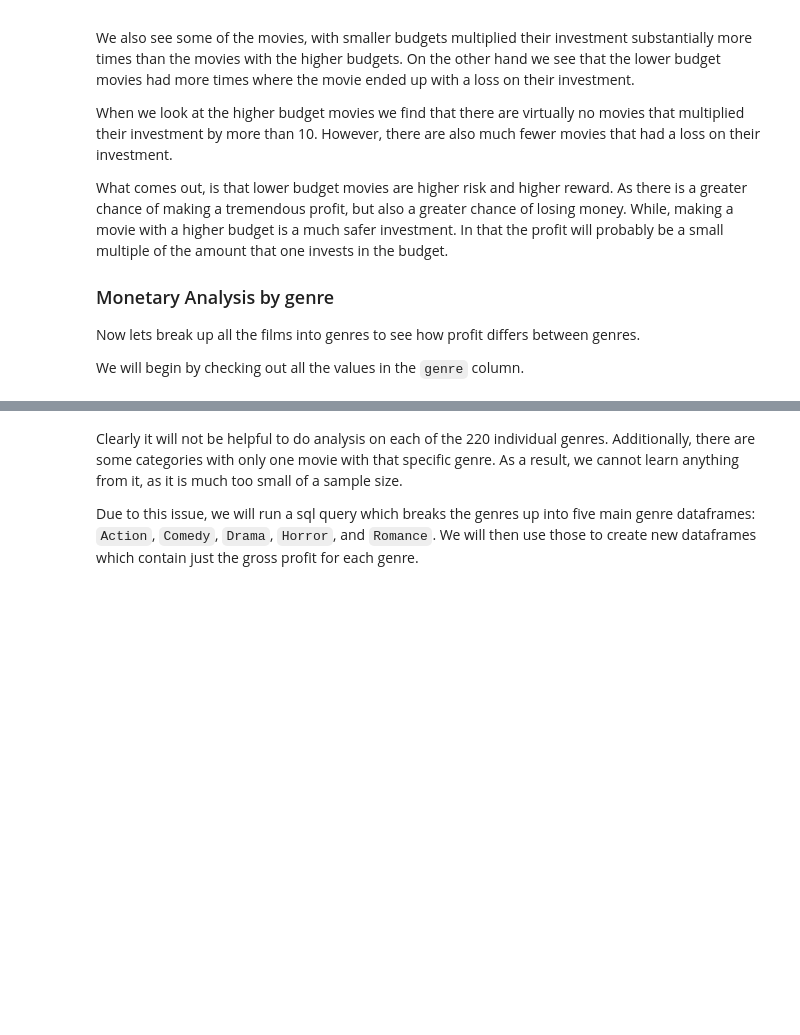
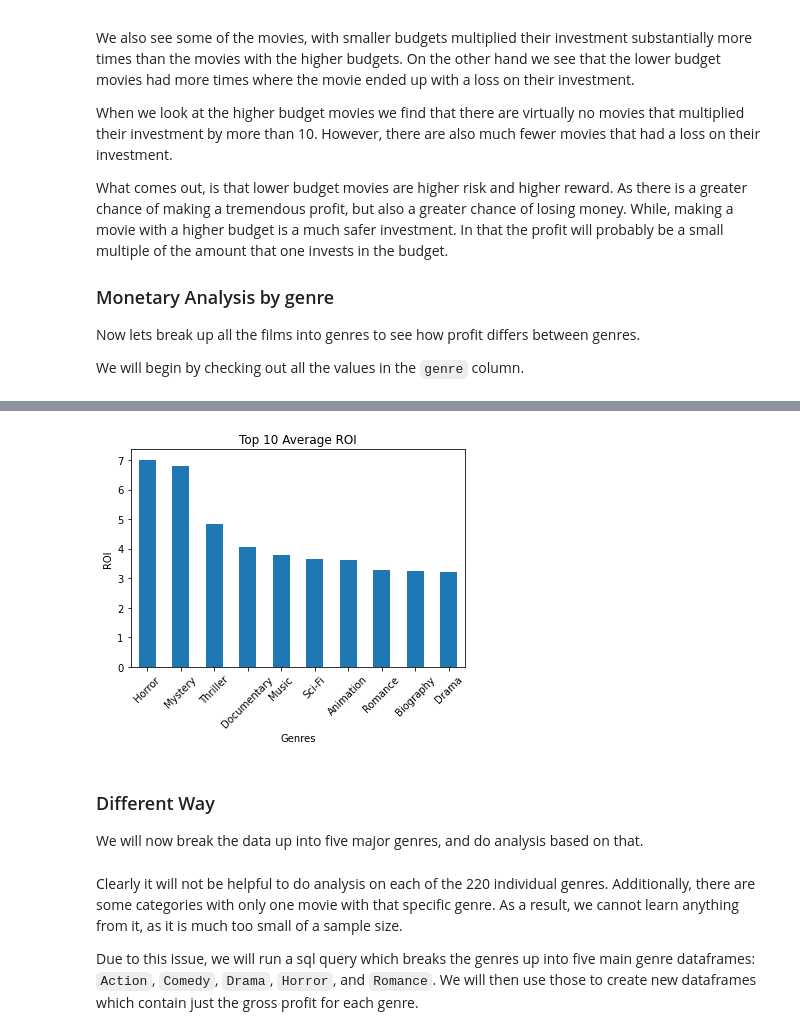
Before and after one commit to joshuaedelstein15/Phase1_Project, a Jupyter notebook: Movie_Analysis.ipynb, the cells around one changed output, grey strips where cells are left out. Cells and saved outputs as stored; diff of their text form; code cells hidden in the pictures; blank space fills up the shorter version.

```diff
--- a/Movie_Analysis.ipynb
+++ b/Movie_Analysis.ipynb
@@ -337,0 +410,3 @@ movie_stats_explode.groupby('new_genre').mean()
+# %%
+top_10_roi = round(explode_mean_stats.gross_vs_budget.sort_values(ascending= False).iloc[:10],2)
+top_10_roi
@@ -338,3 +426,14 @@ movie_stats_explode.groupby('new_genre').mean()
+# %%
+top_10_roi.plot(kind='bar')
+plt.xlabel('Genres')
+plt.xticks(rotation=45)
+plt.ylabel('ROI')
+plt.title("Top 10 Average ROI");
+# %% [output]
+[figure, added]
+# %% [markdown]
+### Different Way
+We will now break the data up into five major genres, and do analysis based on that.
 # %% [markdown]
 Clearly it will not be helpful to do analysis on each of the 220 individual genres. Additionally, there are some categories with only one movie with that specific genre. As a result, we cannot learn anything from it, as it is much too small of a sample size.
 
```
Also changed, not shown: parts of 15 cells of this notebook, 1 other file.
